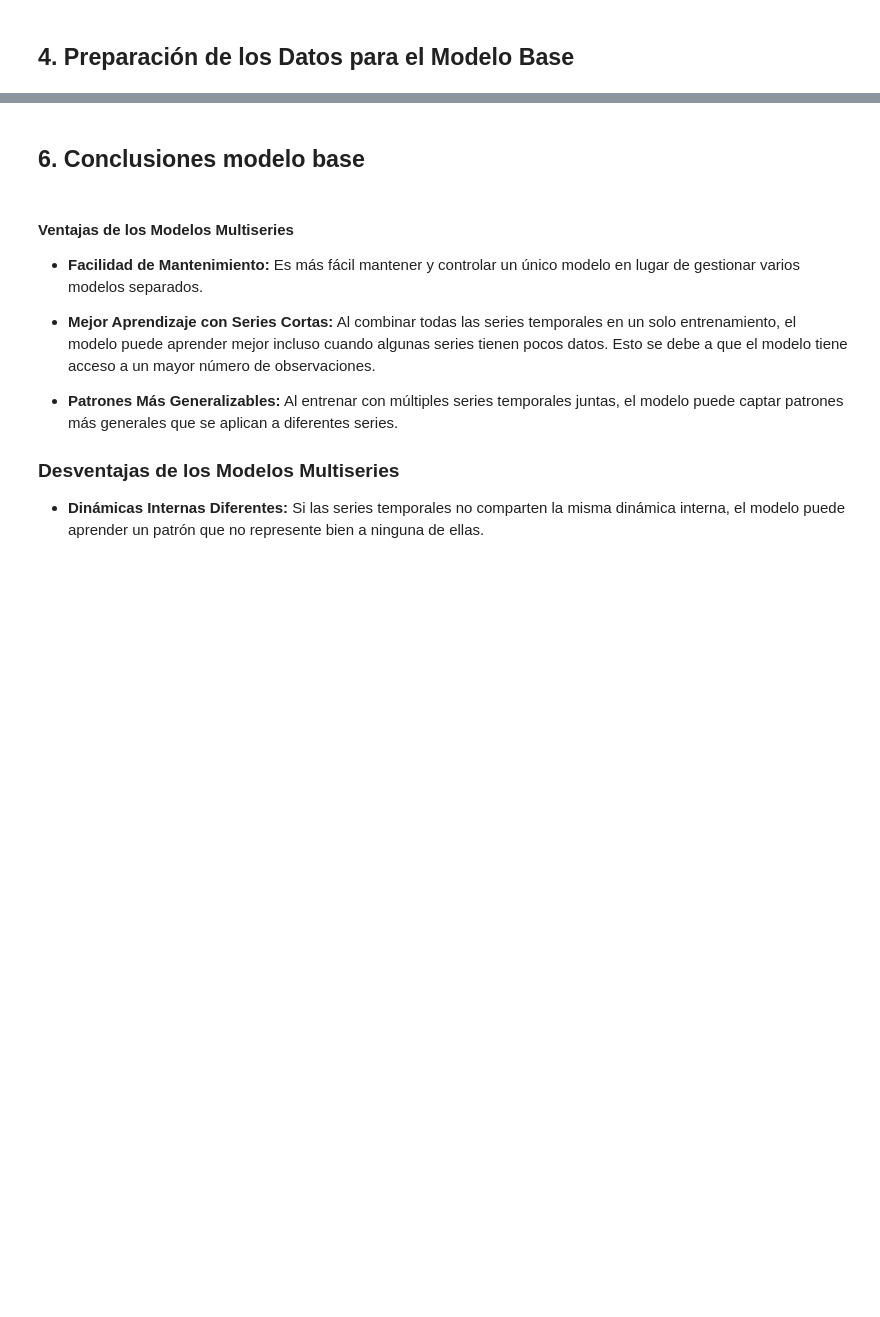
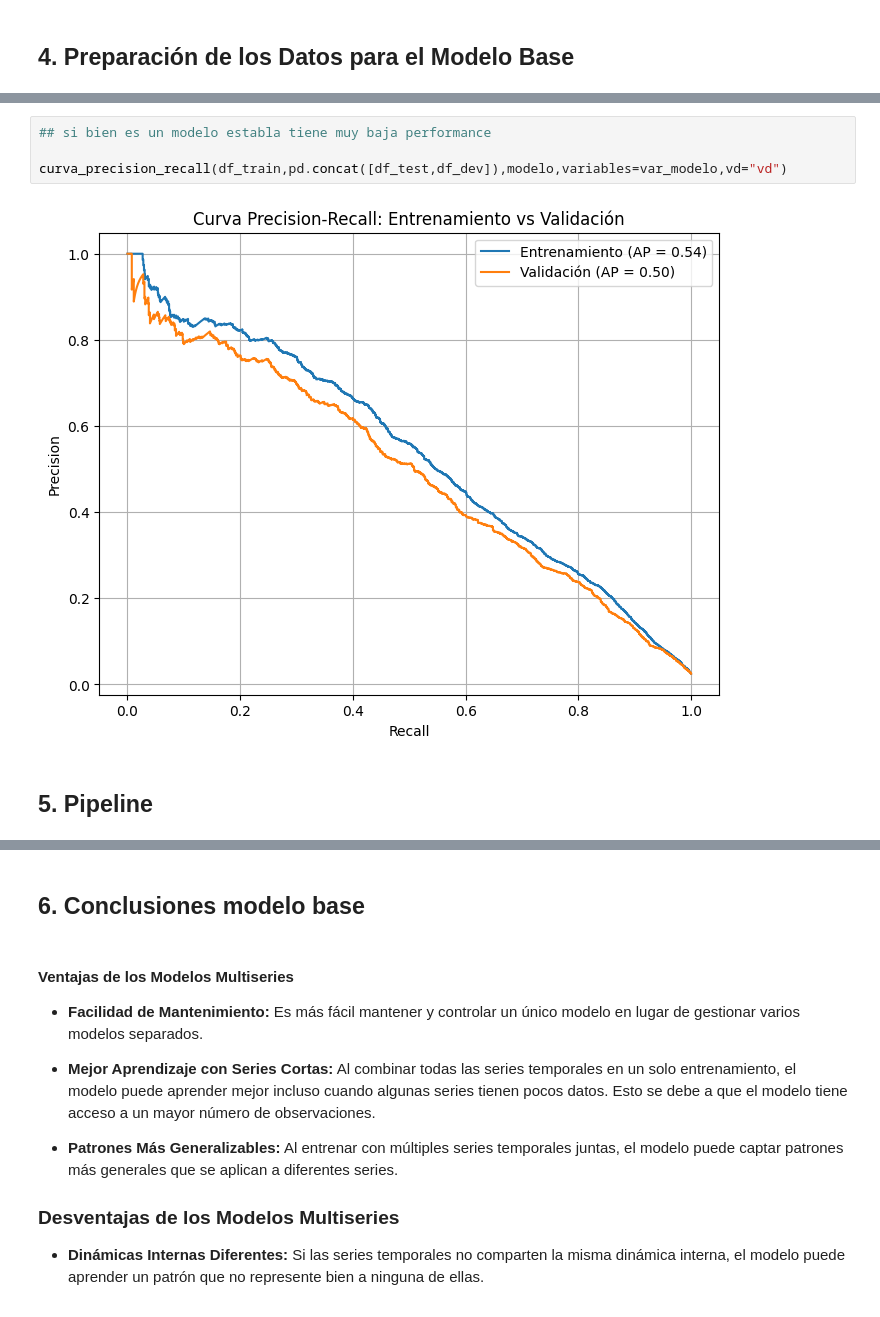
Before and after one commit to Lucasalam/model_risk, a Jupyter notebook: notebooks/04_Baseline_Model.ipynb, the cells around one changed output, grey strips where cells are left out. Cells and saved outputs as stored; diff of their text form; blank space fills up the shorter version.

```diff
--- a/notebooks/04_Baseline_Model.ipynb
+++ b/notebooks/04_Baseline_Model.ipynb
@@ -692,0 +87,8 @@ submission.to_csv(submission_v00)
+# %%
+## si bien es un modelo establa tiene muy baja performance
+
+curva_precision_recall(df_train,pd.concat([df_test,df_dev]),modelo,variables=var_modelo,vd="vd")
+# %% [output]
+[figure, added]
+# %% [markdown]
+## 5. Pipeline
```
Also changed, not shown: parts of 91 cells of this notebook, 16 other files.
